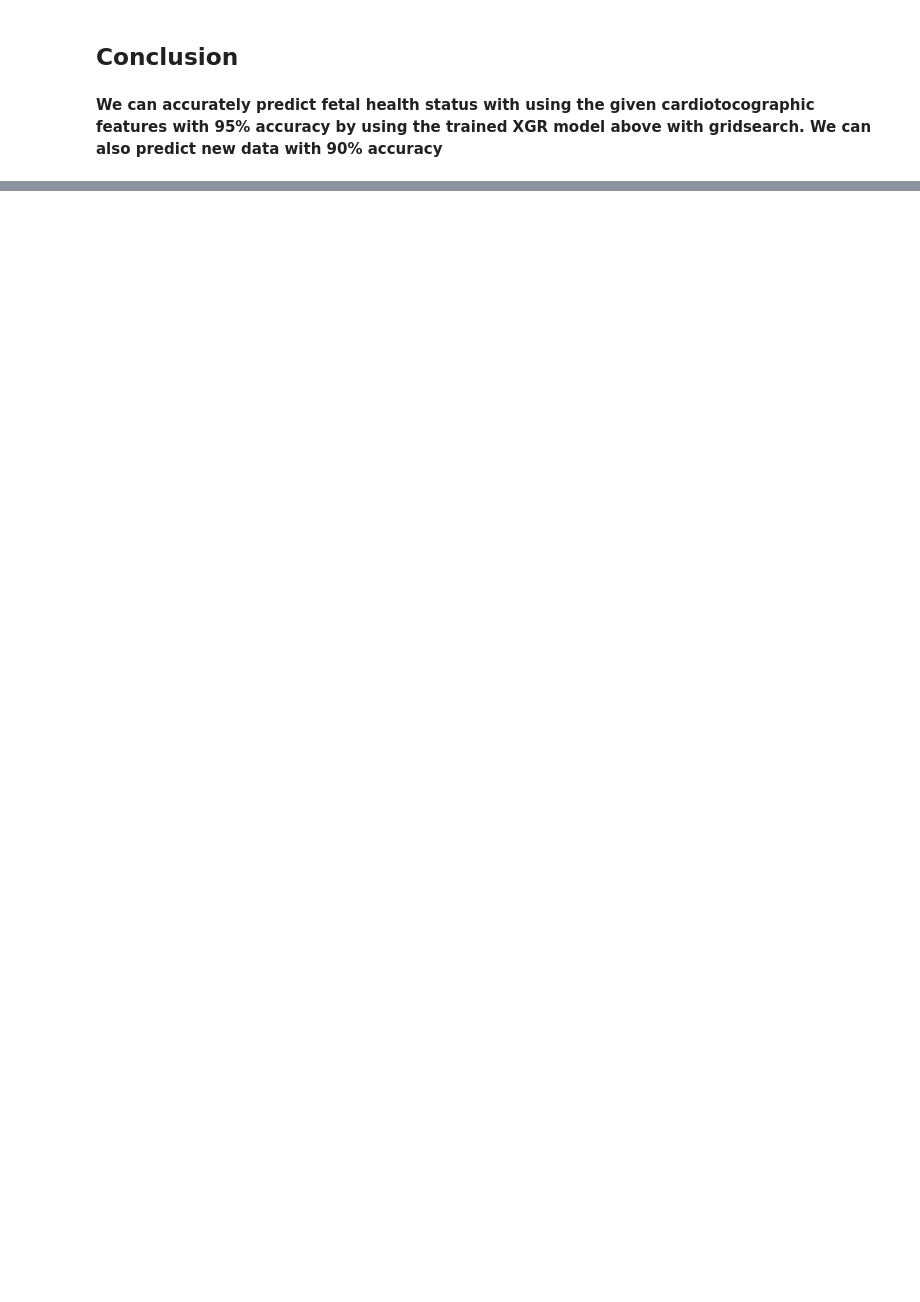
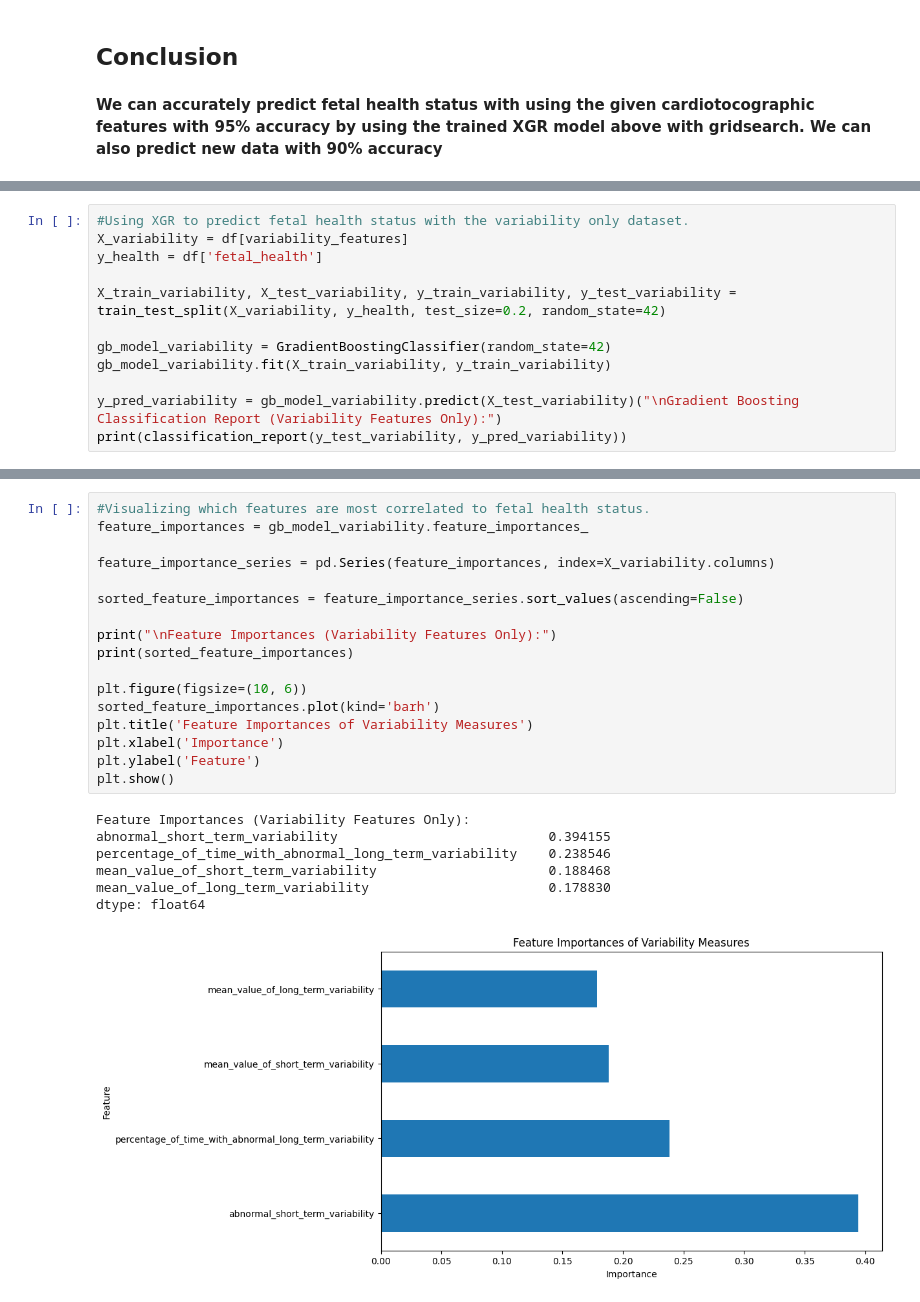
Before and after one commit to ShaneBollinger/Fetal-ANS-Health-Prediction-Project, a Jupyter notebook: TCS__Reproductive_Medicine_ipynb.ipynb, the cells around one changed output, grey strips where cells are left out. Drawn from its saved outputs; the diff is of its cells as text; blank space fills up the shorter version.

```diff
--- a/TCS__Reproductive_Medicine_ipynb.ipynb
+++ b/TCS__Reproductive_Medicine_ipynb.ipynb
@@ -421,0 +484,12 @@ display(comparison_df)
+# %%
+#Using XGR to predict fetal health status with the variability only dataset.
+X_variability = df[variability_features]
+y_health = df['fetal_health']
+
+X_train_variability, X_test_variability, y_train_variability, y_test_variability = train_test_split(X_variability, y_health, test_size=0.2, random_state=42)
+
+gb_model_variability = GradientBoostingClassifier(random_state=42)
+gb_model_variability.fit(X_train_variability, y_train_variability)
+
+y_pred_variability = gb_model_variability.predict(X_test_variability)("\nGradient Boosting Classification Report (Variability Features Only):")
+print(classification_report(y_test_variability, y_pred_variability))
@@ -421,0 +507,25 @@ display(comparison_df)
+# %%
+#Visualizing which features are most correlated to fetal health status.
+feature_importances = gb_model_variability.feature_importances_
+
+feature_importance_series = pd.Series(feature_importances, index=X_variability.columns)
+
+sorted_feature_importances = feature_importance_series.sort_values(ascending=False)
+
+print("\nFeature Importances (Variability Features Only):")
+print(sorted_feature_importances)
+
+plt.figure(figsize=(10, 6))
+sorted_feature_importances.plot(kind='barh')
+plt.title('Feature Importances of Variability Measures')
+plt.xlabel('Importance')
+plt.ylabel('Feature')
+plt.show()
+# %% [output]
+Feature Importances (Variability Features Only):
+abnormal_short_term_variability                           0.394155
+percentage_of_time_with_abnormal_long_term_variability    0.238546
+mean_value_of_short_term_variability                      0.188468
+mean_value_of_long_term_variability                       0.178830
+dtype: float64
+[figure, added]
```
Also changed, not shown: parts of 15 cells of this notebook.
